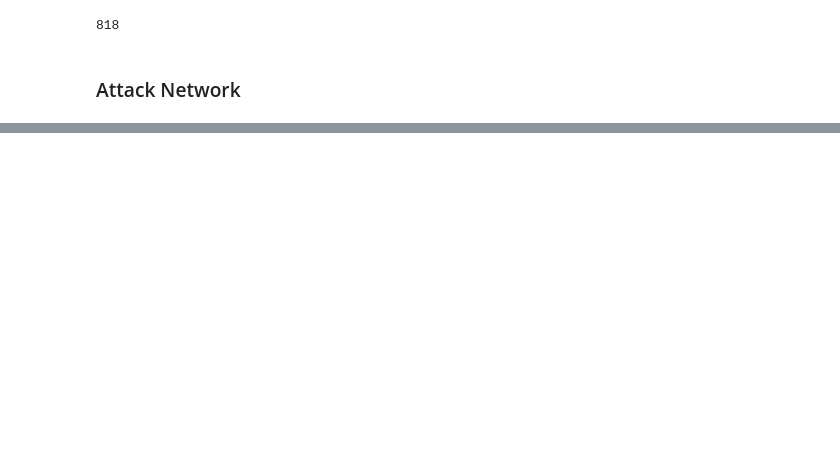
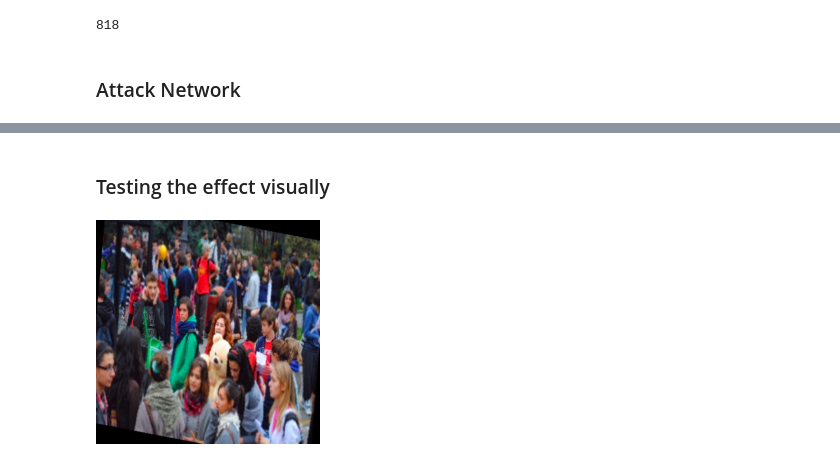
Before and after one commit to raynardj/python4ml, a Jupyter notebook: experiments/Adversarial_Attack.ipynb, the cells around one changed output, grey strips where cells are left out. Cells and saved outputs as stored; diff of their text form; code cells hidden in the pictures; blank space fills up the shorter version.

```diff
--- a/experiments/Adversarial_Attack.ipynb
+++ b/experiments/Adversarial_Attack.ipynb
@@ -162,2 +204,4 @@ torch.save(atk.state_dict(), "attach.npy")
 # %%
 torch.cuda.empty_cache()
+# %% [markdown]
+### Testing the effect visually
@@ -163,0 +210,18 @@ torch.cuda.empty_cache()
+# %%
+
+image_tensor = trans(Image.open(ds.imgs[20][0]))
+# %%
+toimage = tr.ToPILImage()
+
+def interfere(image_tensor):
+    if CUDA:
+        image_tensor = image_tensor.cuda()
+    noise = atk(image_tensor.unsqueeze(0))
+    if CUDA:
+        noise = noise.cpu()
+        image_tensor = image_tensor.cpu()
+    return noise[0], noise[0]+image_tensor
+# %%
+toimage(image_tensor)
+# %% [output]
+[figure, added]
```
Also changed, not shown: parts of 22 cells of this notebook.
